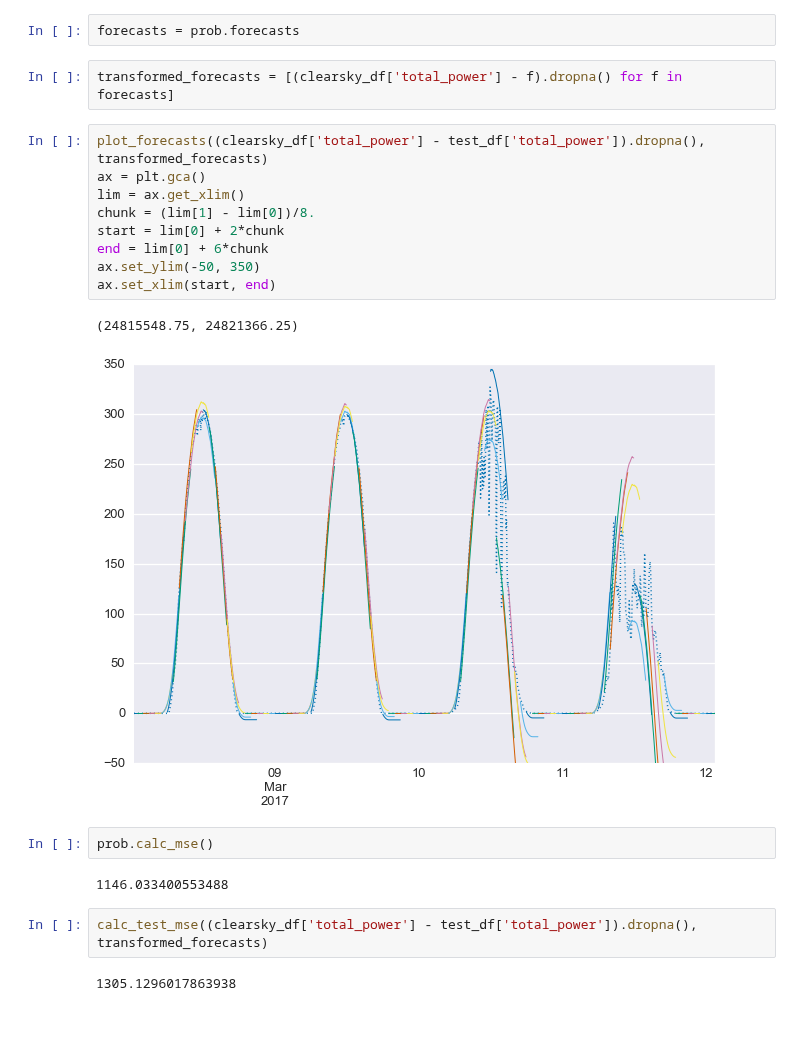
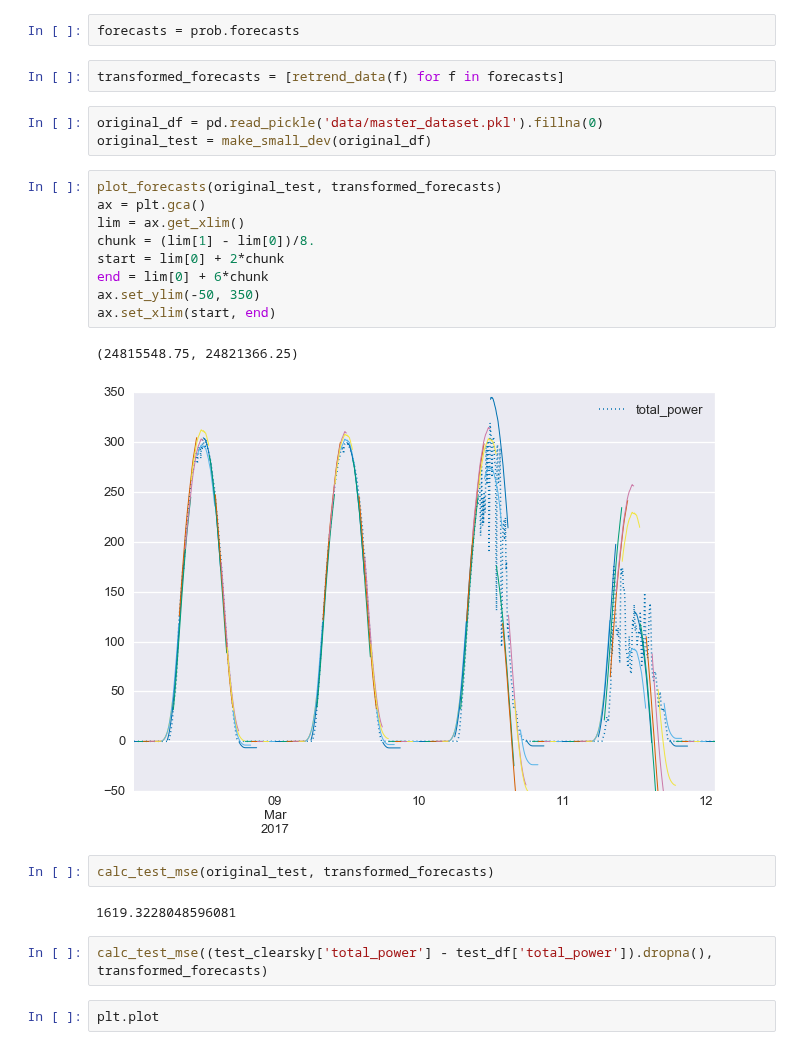
Before and after one commit to bmeyers/SolarForecasting, a Jupyter notebook: Persistance_ErrorAnalysis_detrended.ipynb, the cells around one changed output. Saved outputs shown, nothing was run; the diff lists cells and outputs as text; blank space fills up the shorter version.

```diff
--- a/Persistance_ErrorAnalysis_detrended.ipynb
+++ b/Persistance_ErrorAnalysis_detrended.ipynb
@@ -47,24 +47,27 @@ Transform back to Power from devation from clear sky.
 # %%
 forecasts = prob.forecasts
 # %%
-transformed_forecasts = [(clearsky_df['total_power'] - f).dropna() for f in forecasts]
+transformed_forecasts = [retrend_data(f) for f in forecasts]
+# %%
+original_df = pd.read_pickle('data/master_dataset.pkl').fillna(0)
+original_test = make_small_dev(original_df)
 # %%
-plot_forecasts((clearsky_df['total_power'] - test_df['total_power']).dropna(), transformed_forecasts)
+plot_forecasts(original_test, transformed_forecasts)
 ax = plt.gca()
 lim = ax.get_xlim()
 chunk = (lim[1] - lim[0])/8.
 start = lim[0] + 2*chunk
 end = lim[0] + 6*chunk
 ax.set_ylim(-50, 350)
 ax.set_xlim(start, end)
 # %% [output]
 (24815548.75, 24821366.25)
-[figure, old version]
+[figure, new version]
-# %%
-prob.calc_mse()
-# %% [output]
-1146.033400553488
+# %%
+calc_test_mse(original_test, transformed_forecasts)
+# %% [output]
+1619.3228048596081
 # %%
-calc_test_mse((clearsky_df['total_power'] - test_df['total_power']).dropna(), transformed_forecasts)
+calc_test_mse((test_clearsky['total_power'] - test_df['total_power']).dropna(), transformed_forecasts)
-# %% [output]
-1305.1296017863938
+# %%
+plt.plot
```
Also changed, not shown: parts of 3 cells of this notebook, 2 other files.
